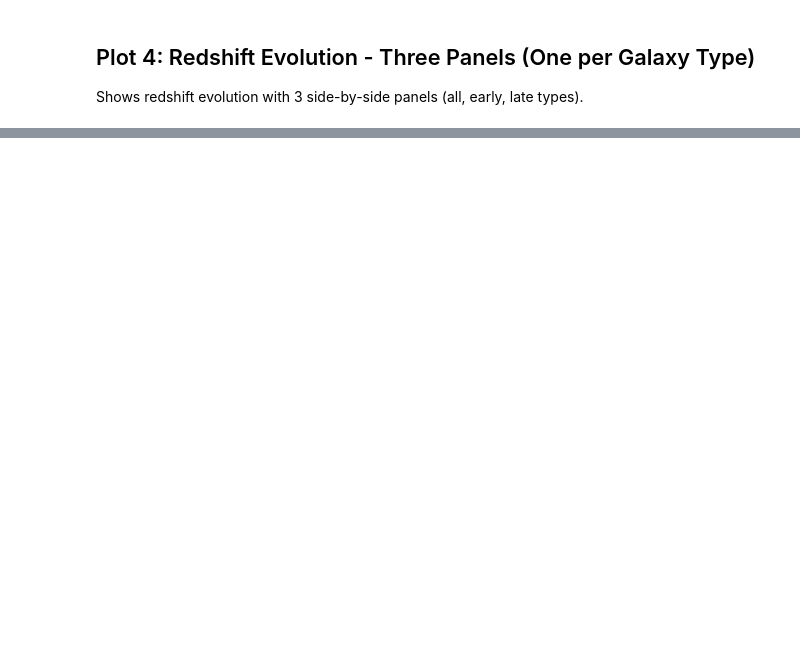
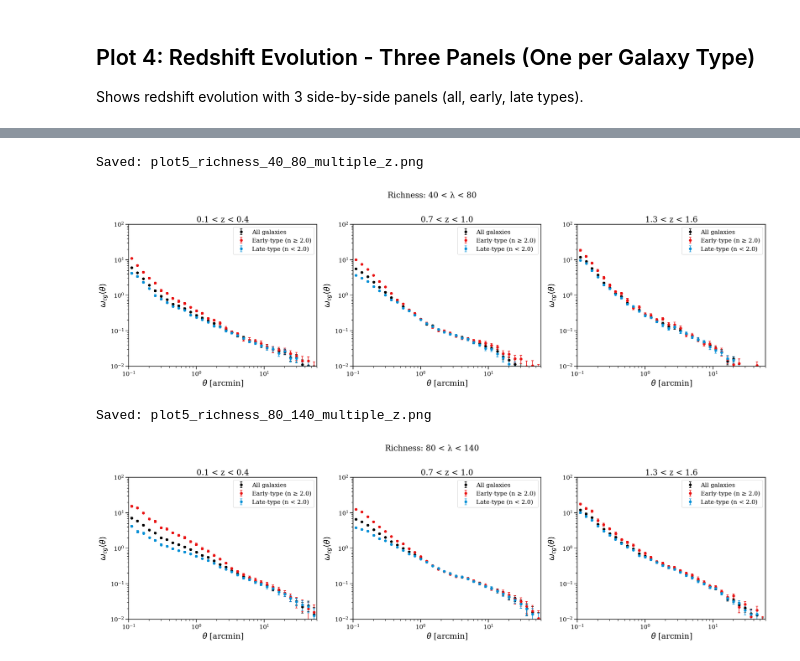
Before and after one commit to calumhrmurray/cluster_clustering_pipeline, a Jupyter notebook: notebooks/clustering_analysis_notebook.ipynb, the cells around one changed output, grey strips where cells are left out. Cells and saved outputs as stored; diff of their text form; code cells hidden in the pictures; blank space fills up the shorter version.

Commit message:
loads of changes...

```diff
--- a/notebooks/clustering_analysis_notebook.ipynb
+++ b/notebooks/clustering_analysis_notebook.ipynb
@@ -437,0 +444,80 @@ All plots have been created and saved to the output directory.
+# %%
+def plot_richness_bin_multiple_redshifts(richness_bin, z_bins_to_plot=None, output_file=None):
+    """
+    Plot galaxy type comparison at multiple redshifts for a single richness bin.
+
+    Parameters
+    ----------
+    richness_bin : tuple
+        Richness bin (lambda_min, lambda_max)
+    z_bins_to_plot : list of tuples, optional
+        List of 3 redshift bins to plot. Default: [(0.1,0.4), (0.7,1.0), (1.3,1.6)]
+    output_file : str, optional
+        Output filename
+    """
+    if z_bins_to_plot is None:
+        z_bins_to_plot = [(0.1, 0.4), (0.7, 1.0), (1.3, 1.6)]
+
+    fig, axes = plt.subplots(1, 3, figsize=(24, 7))
+
+    for i, z_bin in enumerate(z_bins_to_plot):
+        ax = axes[i]
+
+        # Plot each galaxy type
+        for gal_type in ['all', 'early', 'late']:
+            # Find result file
+            files = find_result_files(
+                output_dirs[gal_type],
+                z_cluster_bin=z_bin,
+                z_galaxy_bin=z_bin,
+                richness_bin=richness_bin
+            )
+
+            if len(files) == 0:
+                continue
+
+            # Load results
+            results = load_clustering_result(files[0])
+
+            # Plot
+            plot_correlation_function(
+                ax, results['r'], results['xi'], results['sigma_xi'],
+                label=get_galaxy_type_label(gal_type),
+                color=get_galaxy_type_color(gal_type),
+                marker='o', markersize=6
+            )
+
+        # Format axis
+        format_clustering_axis(ax, xlim=(0.1, 60), ylim=(1e-2, 1e2))
+
+        # Add subtitle
+        ax.set_title(get_redshift_bin_label(*z_bin))
+
+    # Overall title
+    fig.suptitle(f"Richness: {get_richness_bin_label(*richness_bin)}",
+                 fontsize=FONT_SIZE_MAJOR, y=1.02)
+
+    plt.tight_layout()
+
+    if output_file:
+        plt.savefig(PLOT_OUTPUT_DIR / output_file, dpi=300, bbox_inches='tight')
+        print(f"Saved: {output_file}")
+
+    plt.show()
+
+# Create plots for each richness bin
+# Default redshift bins to compare: low-z, mid-z, high-z
+default_z_comparison = [(0.1, 0.4), (0.7, 1.0), (1.3, 1.6)]
+
+for richness_bin in richness_bins:
+    lambda_min, lambda_max = richness_bin
+    plot_richness_bin_multiple_redshifts(
+        richness_bin=richness_bin,
+        z_bins_to_plot=default_z_comparison,
+        output_file=f'plot5_richness_{int(lambda_min)}_{int(lambda_max)}_multiple_z.png'
+    )
+# %% [output]
+Saved: plot5_richness_40_80_multiple_z.png
+[figure, added]
+Saved: plot5_richness_80_140_multiple_z.png
+[figure, added]
```
Also changed, not shown: parts of 11 cells of this notebook, 55 other files.
